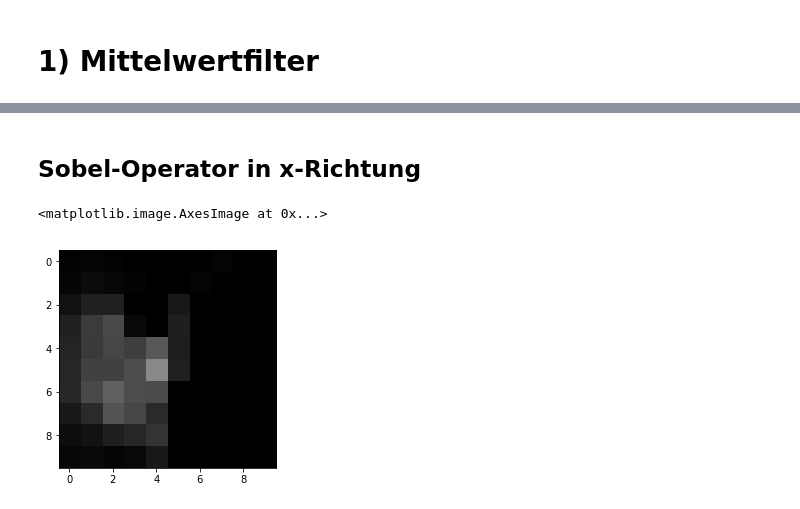
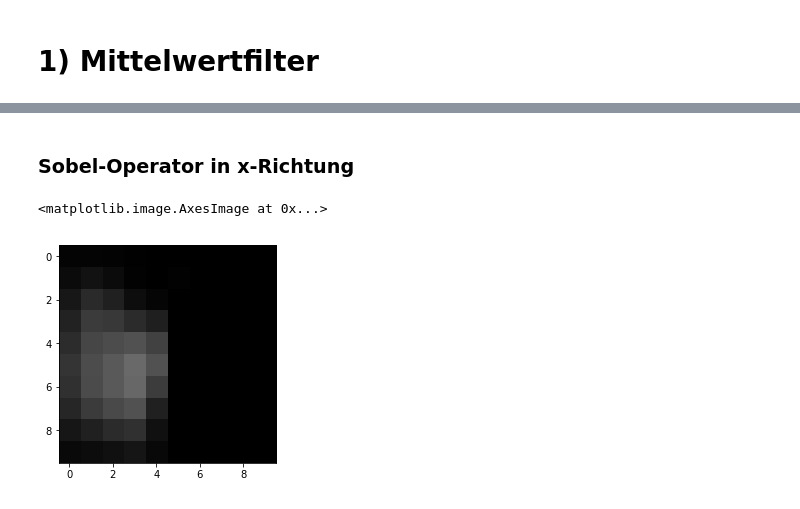
Before and after one commit to burknator/medizintechnik, a Jupyter notebook: Sobel-Operator.ipynb, the cells around one changed output, grey strips where cells are left out. Cells and saved outputs as stored; diff of their text form; code cells hidden in the pictures.

```diff
--- a/Sobel-Operator.ipynb
+++ b/Sobel-Operator.ipynb
@@ -87,9 +87,15 @@ show(base_scaled)
 # %% [markdown]
-## Sobel-Operator in x-Richtung
+### Sobel-Operator in x-Richtung
-# %%
-x = convolve(base_scaled, S_x)
-show(x)
-# %% [output]
-<matplotlib.image.AxesImage at 0x...>
-[figure, removed]
+# %%
+S_x = 0.25 * np.array([
+    [-1, 0, 1],
+    [-2, 0, 2],
+    [-1, 0, 1]
+])
+
+x = convolve(base_spread, S_x)
+show(x)
+# %% [output]
+<matplotlib.image.AxesImage at 0x...>
+[figure, added]
 # %% [markdown]
```
Also changed, not shown: parts of 23 cells of this notebook.
